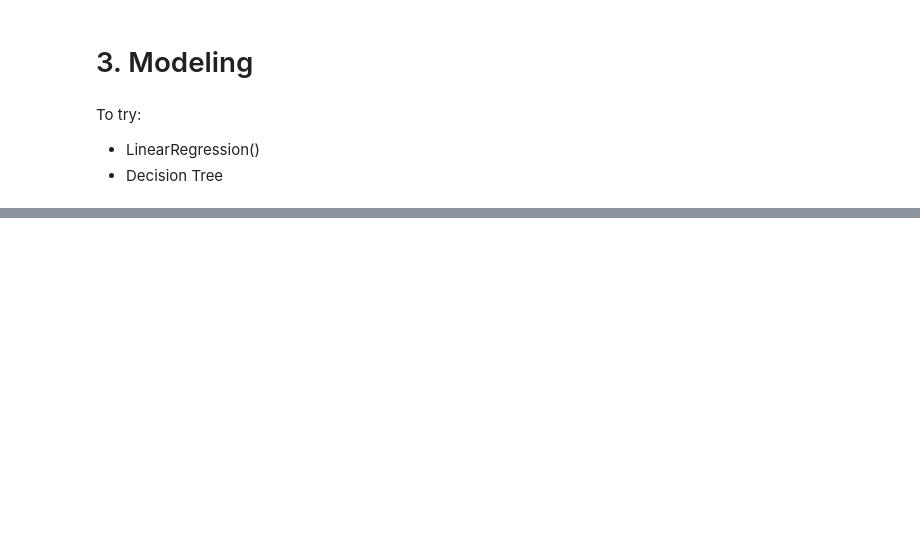
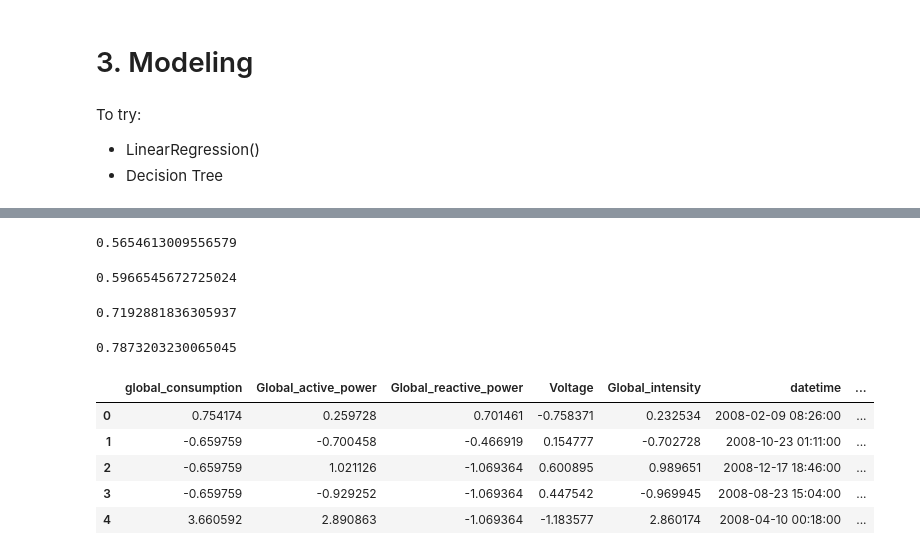
Before and after one commit to charlgd/electricity-decipherer, a Jupyter notebook: notebooks/charlgd_simple_regression.ipynb, the cells around one changed output, grey strips where cells are left out. Drawn from its saved outputs; the diff is of its cells as text; code cells hidden in the pictures; blank space fills up the shorter version.

```diff
--- a/notebooks/charlgd_simple_regression.ipynb
+++ b/notebooks/charlgd_simple_regression.ipynb
@@ -325,0 +388,75 @@ To try:
+# %%
+#improve linear regression score
+from sklearn.preprocessing import PolynomialFeatures
+
+poly = PolynomialFeatures(degree=2)
+X_train_poly = poly.fit_transform(X_train_scaled[num_features])
+X_test_poly = poly.fit_transform(X_test_scaled[num_features])
+
+lreg.fit(X_train_poly, y_train)
+lreg.score(X_test_poly, y_test)
+# %% [output]
+0.5654613009556579
+# %%
+#improve decision tree score
+dtr.fit(X_train_poly, y_train)
+dtr.score(X_test_poly, y_test)
+# %% [output]
+0.5966545672725024
+# %%
+#use cross-test validation
+from sklearn.model_selection import cross_val_score
+
+cross_val_score(lreg, X_train_poly, y_train, cv=5)
+
+cross_val_score(dtr, X_train_poly, y_train, cv=5)
+
+#use grid search to find best parameters
+from sklearn.model_selection import GridSearchCV
+
+param_grid = {'max_depth': np.arange(3, 10)}
+grid = GridSearchCV(DecisionTreeRegressor(), param_grid, cv=5)
+
+grid.fit(X_train_poly, y_train)
+
+grid.best_params_
+
+#score
+grid.score(X_test_poly, y_test)
+# %% [output]
+0.7192881836305937
+# %%
+#improve cross-val score
+cross_val_score(grid, X_train_poly, y_train, cv=5)
+
+#use random forest
+from sklearn.ensemble import RandomForestRegressor
+
+rfr = RandomForestRegressor()
+
+rfr.fit(X_train_poly, y_train)
+rfr.score(X_test_poly, y_test)
+# %% [output]
+0.7873203230065045
+# %%
+#create new features from datetime
+X_train_scaled['month'] = X_train_scaled.datetime.dt.month
+X_train_scaled['day'] = X_train_scaled.datetime.dt.day
+X_train_scaled['hour'] = X_train_scaled.datetime.dt.hour
+X_train_scaled['minute'] = X_train_scaled.datetime.dt.minute
+X_train_scaled['second'] = X_train_scaled.datetime.dt.second
+
+X_test_scaled['month'] = X_test_scaled.datetime.dt.month
+X_test_scaled['day'] = X_test_scaled.datetime.dt.day
+X_test_scaled['hour'] = X_test_scaled.datetime.dt.hour
+X_test_scaled['minute'] = X_test_scaled.datetime.dt.minute
+X_test_scaled['second'] = X_test_scaled.datetime.dt.second
+
+X_train_scaled.head()
+# %% [output]
+|  | global_consumption | Global_active_power | Global_reactive_power | Voltage | Global_intensity | datetime | ... |
+| 0 | 0.754174 | 0.259728 | 0.701461 | -0.758371 | 0.232534 | 2008-02-09 08:26:00 | ... |
+| 1 | -0.659759 | -0.700458 | -0.466919 | 0.154777 | -0.702728 | 2008-10-23 01:11:00 | ... |
+| 2 | -0.659759 | 1.021126 | -1.069364 | 0.600895 | 0.989651 | 2008-12-17 18:46:00 | ... |
+| 3 | -0.659759 | -0.929252 | -1.069364 | 0.447542 | -0.969945 | 2008-08-23 15:04:00 | ... |
+| 4 | 3.660592 | 2.890863 | -1.069364 | -1.183577 | 2.860174 | 2008-04-10 00:18:00 | ... |
```
Also changed, not shown: parts of 18 cells of this notebook.
